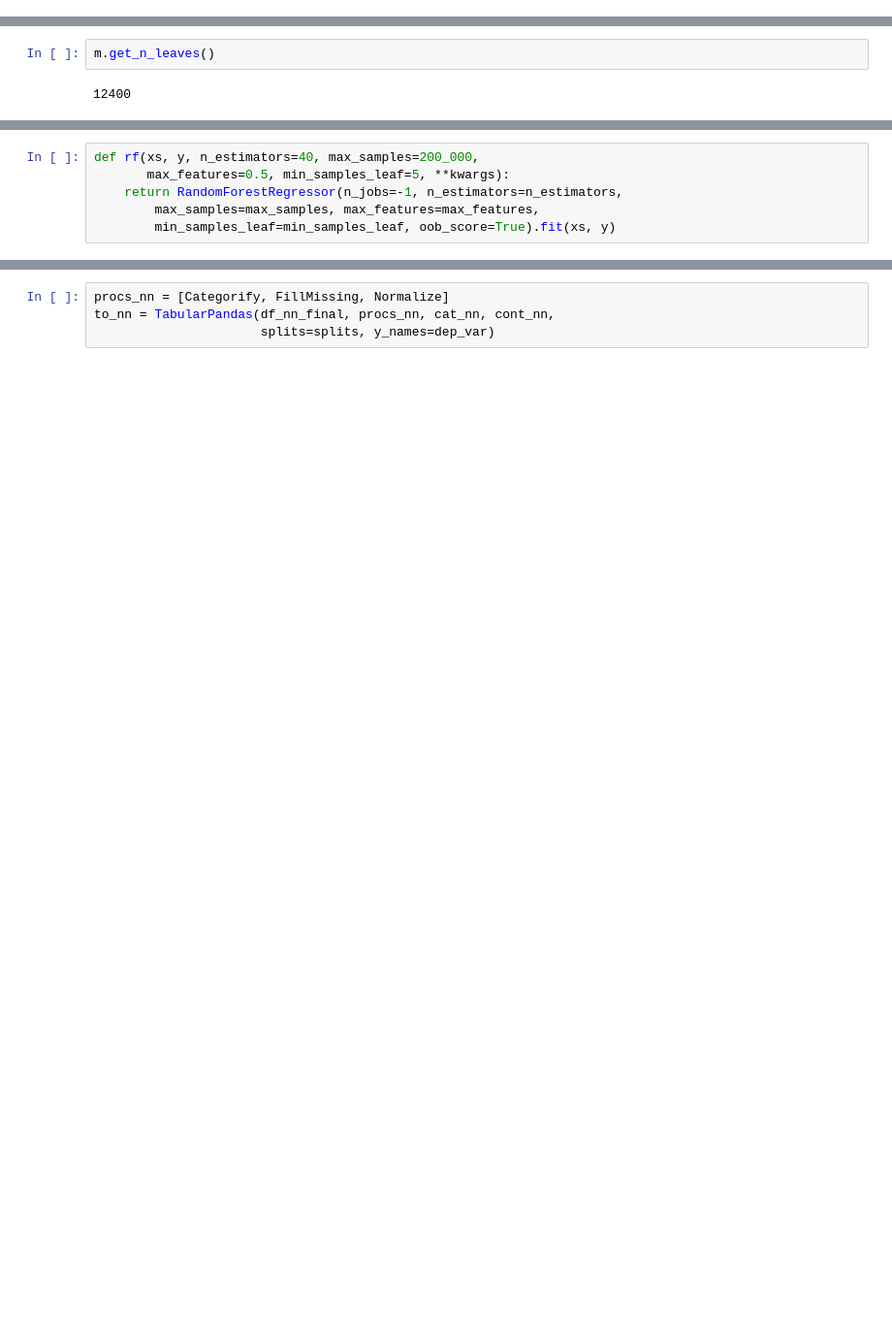
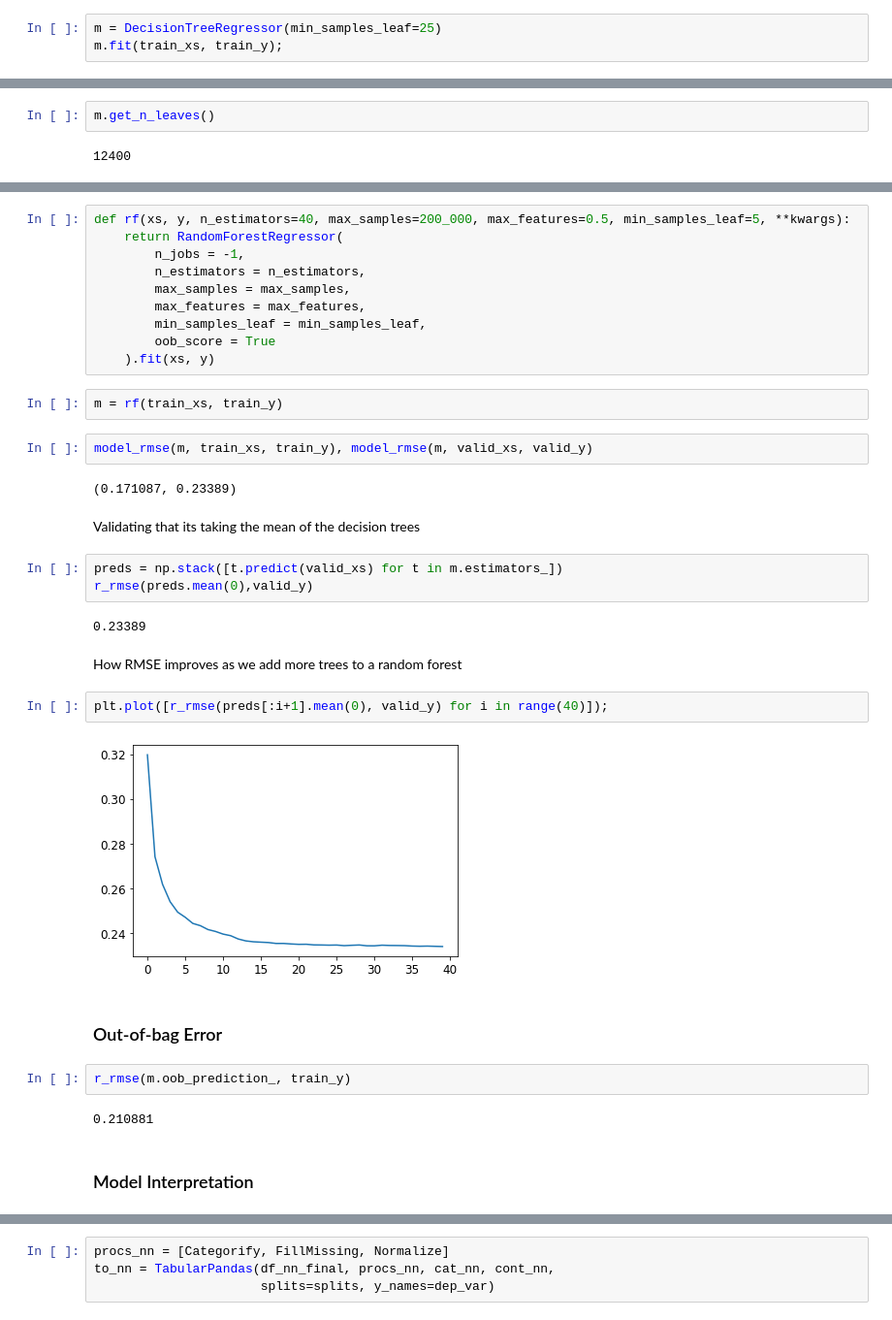
Before and after one commit to aviagarwal1212/fastai-part1-2020, a Jupyter notebook: lecture-notebooks/chapter9.ipynb, the cells around one changed output, grey strips where cells are left out. Shown at 97% size. Saved outputs shown, nothing was run; the diff lists cells and outputs as text; blank space fills up the shorter version.

```diff
--- a/lecture-notebooks/chapter9.ipynb
+++ b/lecture-notebooks/chapter9.ipynb
@@ -148,0 +258,3 @@ m_rmse(m,xs,y), m_rmse(m,valid_xs,valid_y)
+# %%
+m = DecisionTreeRegressor(min_samples_leaf=25)
+m.fit(train_xs, train_y);
@@ -155,6 +268,0 @@ m.get_n_leaves()
-# %%
-def rf(xs, y, n_estimators=40, max_samples=200_000,
-       max_features=0.5, min_samples_leaf=5, **kwargs):
-    return RandomForestRegressor(n_jobs=-1, n_estimators=n_estimators,
-        max_samples=max_samples, max_features=max_features,
-        min_samples_leaf=min_samples_leaf, oob_score=True).fit(xs, y)
@@ -387,0 +271,37 @@ cont_nn,cat_nn = cont_cat_split(df_nn_final, max_card=9000, dep_var=dep_var)
+# %%
+def rf(xs, y, n_estimators=40, max_samples=200_000, max_features=0.5, min_samples_leaf=5, **kwargs):
+    return RandomForestRegressor(
+        n_jobs = -1,
+        n_estimators = n_estimators,
+        max_samples = max_samples,
+        max_features = max_features,
+        min_samples_leaf = min_samples_leaf,
+        oob_score = True
+    ).fit(xs, y)
+# %%
+m = rf(train_xs, train_y)
+# %%
+model_rmse(m, train_xs, train_y), model_rmse(m, valid_xs, valid_y)
+# %% [output]
+(0.171087, 0.23389)
+# %% [markdown]
+Validating that its taking the mean of the decision trees
+# %%
+preds = np.stack([t.predict(valid_xs) for t in m.estimators_])
+r_rmse(preds.mean(0),valid_y)
+# %% [output]
+0.23389
+# %% [markdown]
+How RMSE improves as we add more trees to a random forest
+# %%
+plt.plot([r_rmse(preds[:i+1].mean(0), valid_y) for i in range(40)]);
+# %% [output]
+[figure, added]
+# %% [markdown]
+### Out-of-bag Error
+# %%
+r_rmse(m.oob_prediction_, train_y)
+# %% [output]
+0.210881
+# %% [markdown]
+### Model Interpretation
```
Also changed, not shown: parts of 217 cells of this notebook.
